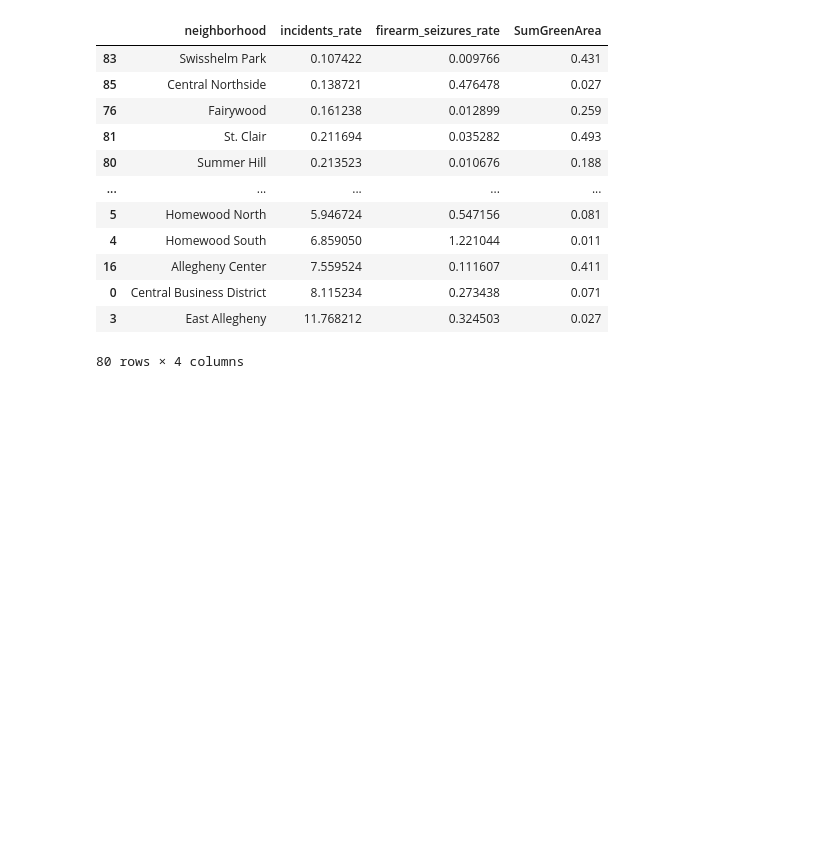
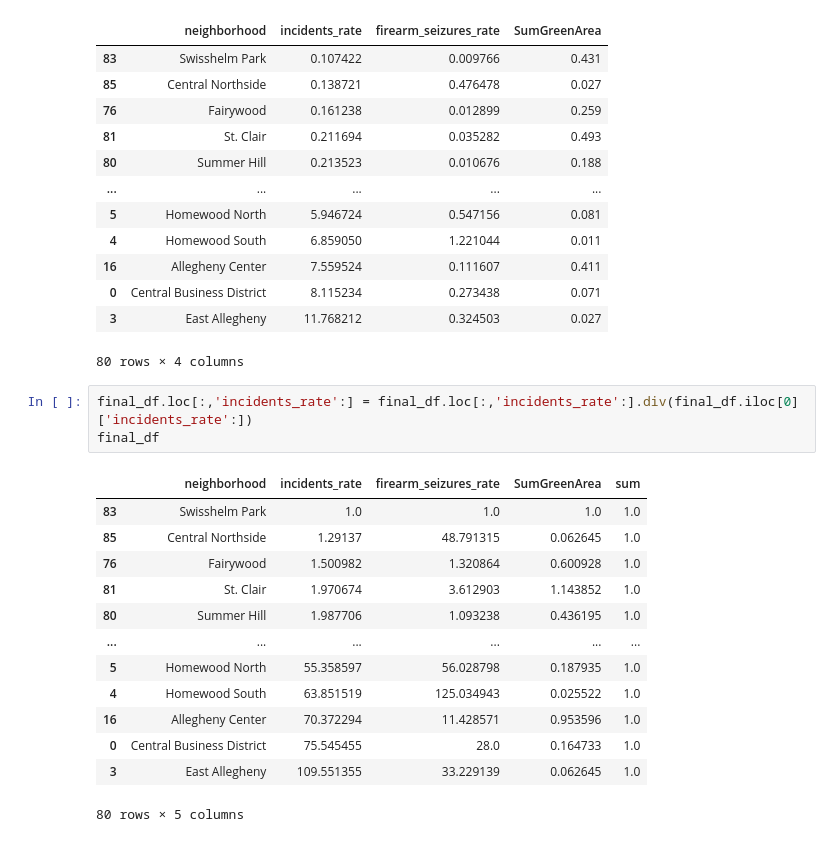
Before and after one commit to TingluR/CMPINF001-Final-Project, a Jupyter notebook: final_metric.ipynb, the cells around one changed output. Cells and saved outputs as stored; diff of their text form; blank space fills up the shorter version.

Commit message:
updated arrest rate

```diff
--- a/final_metric.ipynb
+++ b/final_metric.ipynb
@@ -140,3 +146,20 @@ final_df
 | 0 | Central Business District | 8.115234 | 0.273438 | 0.071 |
 | 3 | East Allegheny | 11.768212 | 0.324503 | 0.027 |
 80 rows × 4 columns
+# %%
+final_df.loc[:,'incidents_rate':] = final_df.loc[:,'incidents_rate':].div(final_df.iloc[0]['incidents_rate':])
+final_df
+# %% [output]
+|  | neighborhood | incidents_rate | firearm_seizures_rate | SumGreenArea | sum |
+| 83 | Swisshelm Park | 1.0 | 1.0 | 1.0 | 1.0 |
+| 85 | Central Northside | 1.29137 | 48.791315 | 0.062645 | 1.0 |
+| 76 | Fairywood | 1.500982 | 1.320864 | 0.600928 | 1.0 |
+| 81 | St. Clair | 1.970674 | 3.612903 | 1.143852 | 1.0 |
+| 80 | Summer Hill | 1.987706 | 1.093238 | 0.436195 | 1.0 |
+| ... | ... | ... | ... | ... | ... |
+| 5 | Homewood North | 55.358597 | 56.028798 | 0.187935 | 1.0 |
+| 4 | Homewood South | 63.851519 | 125.034943 | 0.025522 | 1.0 |
+| 16 | Allegheny Center | 70.372294 | 11.428571 | 0.953596 | 1.0 |
+| 0 | Central Business District | 75.545455 | 28.0 | 0.164733 | 1.0 |
+| 3 | East Allegheny | 109.551355 | 33.229139 | 0.062645 | 1.0 |
+80 rows × 5 columns
```
Also changed, not shown: parts of 4 cells of this notebook.
